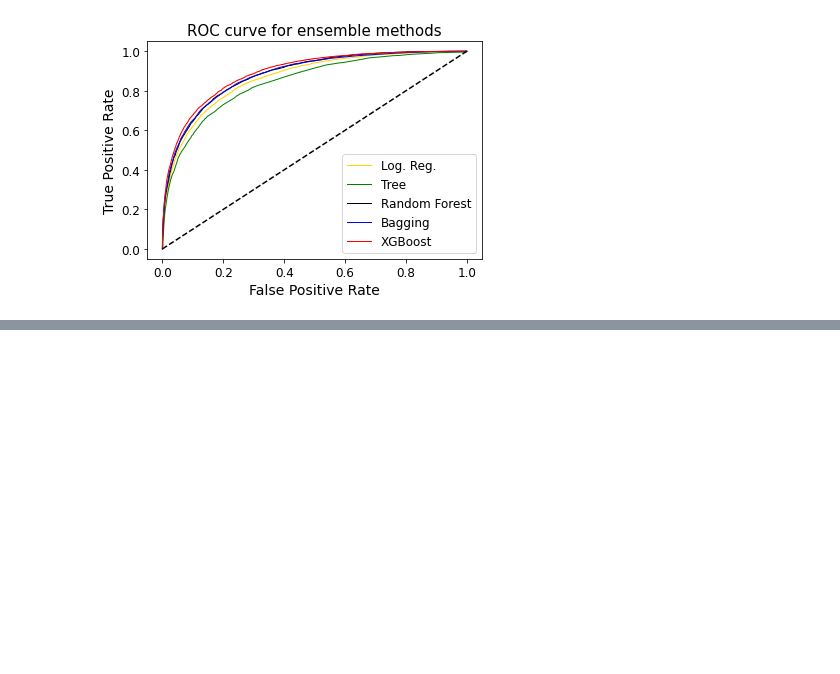
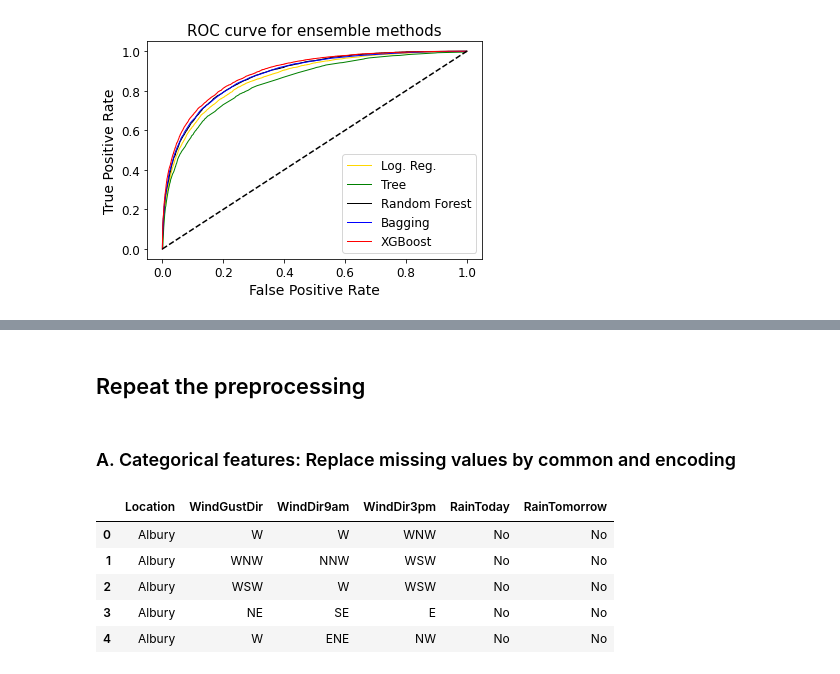
Before and after one commit to engyssimo/MLProjectNucphys, a Jupyter notebook: Project2/Project2Notebook.ipynb, the cells around one changed output, grey strips where cells are left out. Saved outputs shown, nothing was run; the diff lists cells and outputs as text; code cells hidden in the pictures; blank space fills up the shorter version.

```diff
--- a/Project2/Project2Notebook.ipynb
+++ b/Project2/Project2Notebook.ipynb
@@ -612,0 +695,15 @@ plt.savefig("ROC_ensemble.png",bbox_inches="tight")
+# %% [markdown]
+## Repeat the preprocessing
+# %% [markdown]
+### A. Categorical features:  Replace missing values by common and encoding
+# %%
+# categorical feature
+cat_feature = [i for i in data.columns if data[i].dtype=='O']
+data[cat_feature].head()
+# %% [output]
+|  | Location | WindGustDir | WindDir9am | WindDir3pm | RainToday | RainTomorrow |
+| 0 | Albury | W | W | WNW | No | No |
+| 1 | Albury | WNW | NNW | WSW | No | No |
+| 2 | Albury | WSW | W | WSW | No | No |
+| 3 | Albury | NE | SE | E | No | No |
+| 4 | Albury | W | ENE | NW | No | No |
```
Also changed, not shown: parts of 30 cells of this notebook, 10 other files.
